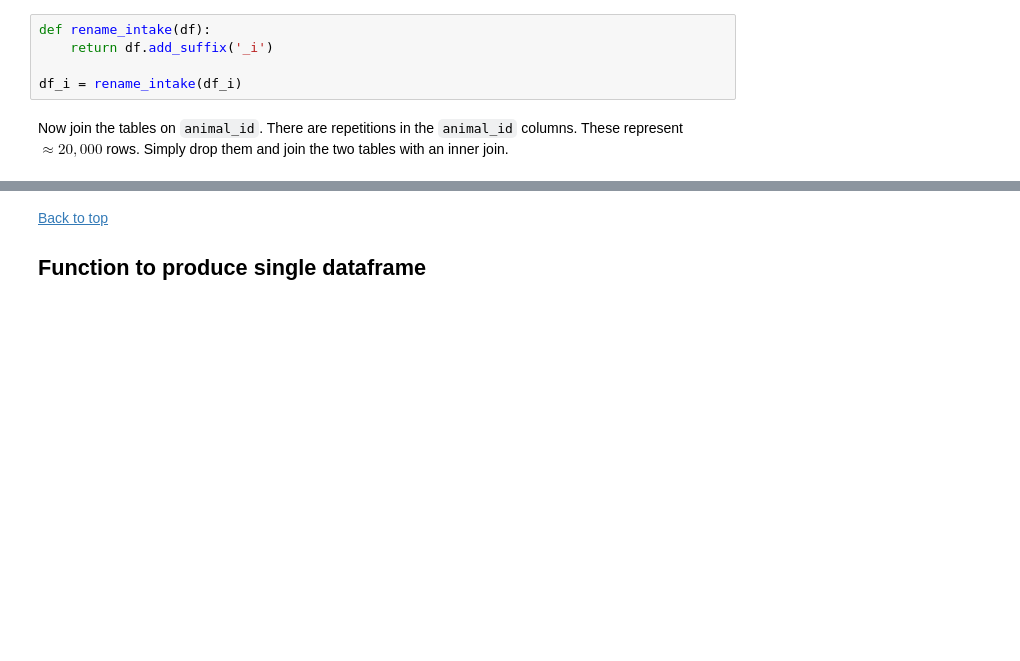
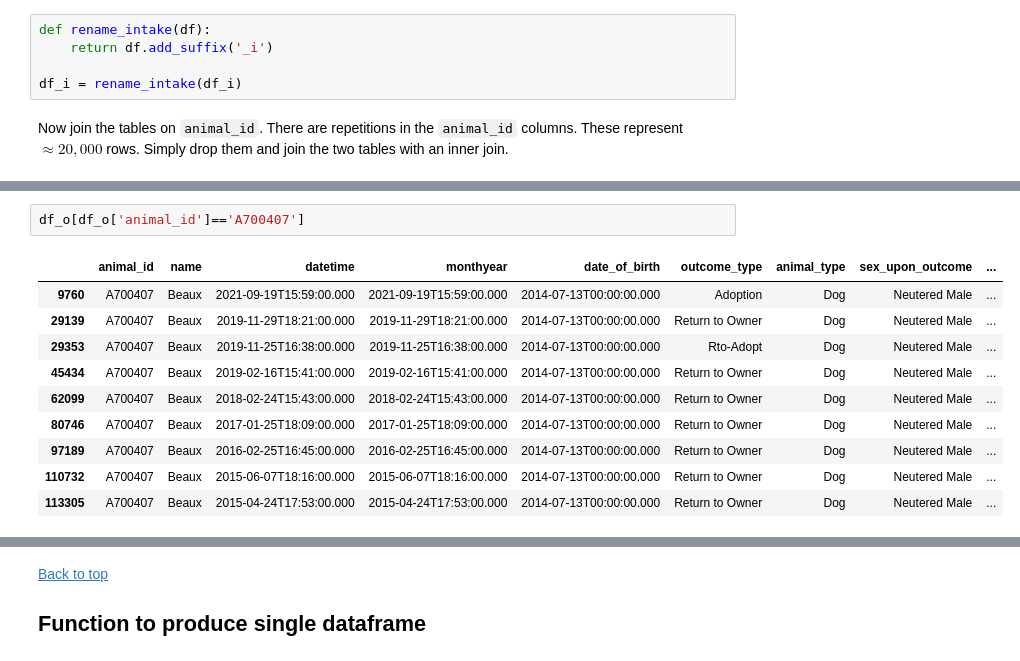
Before and after one commit to stephenfitzsimon/pet_adoption_project, a Jupyter notebook: wrangle_notes.ipynb, the cells around one changed output, grey strips where cells are left out. Drawn from its saved outputs; the diff is of its cells as text; blank space fills up the shorter version.

```diff
--- a/wrangle_notes.ipynb
+++ b/wrangle_notes.ipynb
@@ -201,0 +204,13 @@ Name: animal_id_i, Length: 126391, dtype: int64
+# %%
+df_o[df_o['animal_id']=='A700407']
+# %% [output]
+|  | animal_id | name | datetime | monthyear | date_of_birth | outcome_type | animal_type | sex_upon_outcome | ... |
+| 9760 | A700407 | Beaux | 2021-09-19T15:59:00.000 | 2021-09-19T15:59:00.000 | 2014-07-13T00:00:00.000 | Adoption | Dog | Neutered Male | ... |
+| 29139 | A700407 | Beaux | 2019-11-29T18:21:00.000 | 2019-11-29T18:21:00.000 | 2014-07-13T00:00:00.000 | Return to Owner | Dog | Neutered Male | ... |
+| 29353 | A700407 | Beaux | 2019-11-25T16:38:00.000 | 2019-11-25T16:38:00.000 | 2014-07-13T00:00:00.000 | Rto-Adopt | Dog | Neutered Male | ... |
+| 45434 | A700407 | Beaux | 2019-02-16T15:41:00.000 | 2019-02-16T15:41:00.000 | 2014-07-13T00:00:00.000 | Return to Owner | Dog | Neutered Male | ... |
+| 62099 | A700407 | Beaux | 2018-02-24T15:43:00.000 | 2018-02-24T15:43:00.000 | 2014-07-13T00:00:00.000 | Return to Owner | Dog | Neutered Male | ... |
+| 80746 | A700407 | Beaux | 2017-01-25T18:09:00.000 | 2017-01-25T18:09:00.000 | 2014-07-13T00:00:00.000 | Return to Owner | Dog | Neutered Male | ... |
+| 97189 | A700407 | Beaux | 2016-02-25T16:45:00.000 | 2016-02-25T16:45:00.000 | 2014-07-13T00:00:00.000 | Return to Owner | Dog | Neutered Male | ... |
+| 110732 | A700407 | Beaux | 2015-06-07T18:16:00.000 | 2015-06-07T18:16:00.000 | 2014-07-13T00:00:00.000 | Return to Owner | Dog | Neutered Male | ... |
+| 113305 | A700407 | Beaux | 2015-04-24T17:53:00.000 | 2015-04-24T17:53:00.000 | 2014-07-13T00:00:00.000 | Return to Owner | Dog | Neutered Male | ... |
```
Also changed, not shown: parts of 43 cells of this notebook, 3 other files.
